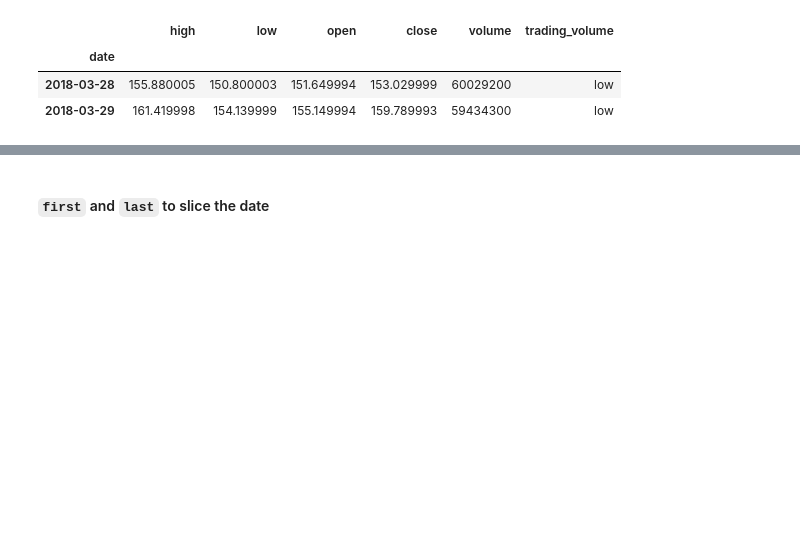
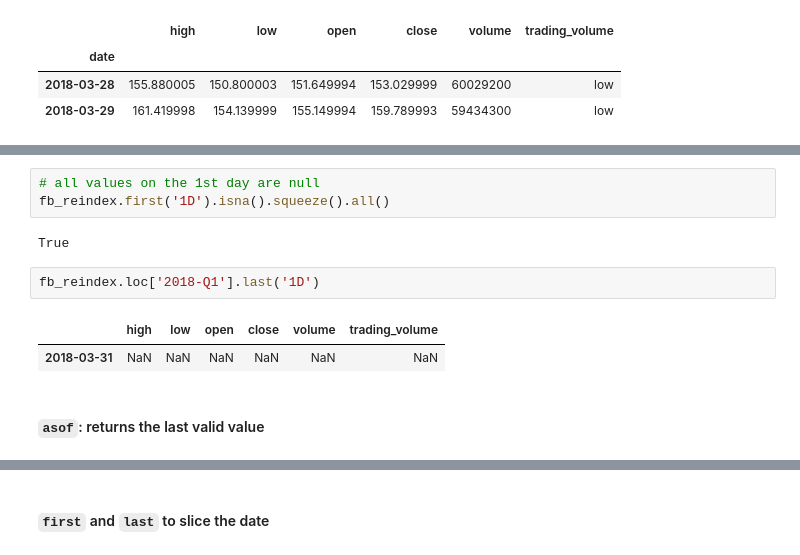
Before and after one commit to nadia-paz/ds-learning, a Jupyter notebook: data_analysis_pandas/08_time_series.ipynb, the cells around one changed output, grey strips where cells are left out. Drawn from its saved outputs; the diff is of its cells as text; blank space fills up the shorter version.

```diff
--- a/data_analysis_pandas/08_time_series.ipynb
+++ b/data_analysis_pandas/08_time_series.ipynb
@@ -55,0 +88,12 @@ fb.loc['2018-q1'].tail(2)
+# %%
+# all values on the 1st day are null
+fb_reindex.first('1D').isna().squeeze().all()
+# %% [output]
+True
+# %%
+fb_reindex.loc['2018-Q1'].last('1D')
+# %% [output]
+|  | high | low | open | close | volume | trading_volume |
+| 2018-03-31 | NaN | NaN | NaN | NaN | NaN | NaN |
+# %% [markdown]
+#### `asof`: returns the last valid value
```
Also changed, not shown: parts of 9 cells of this notebook.
